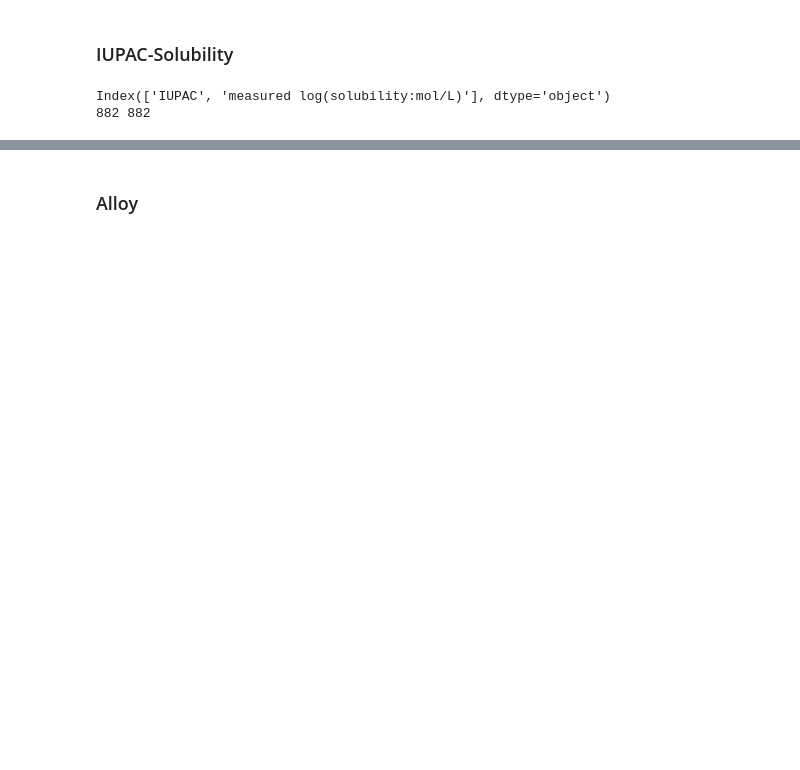
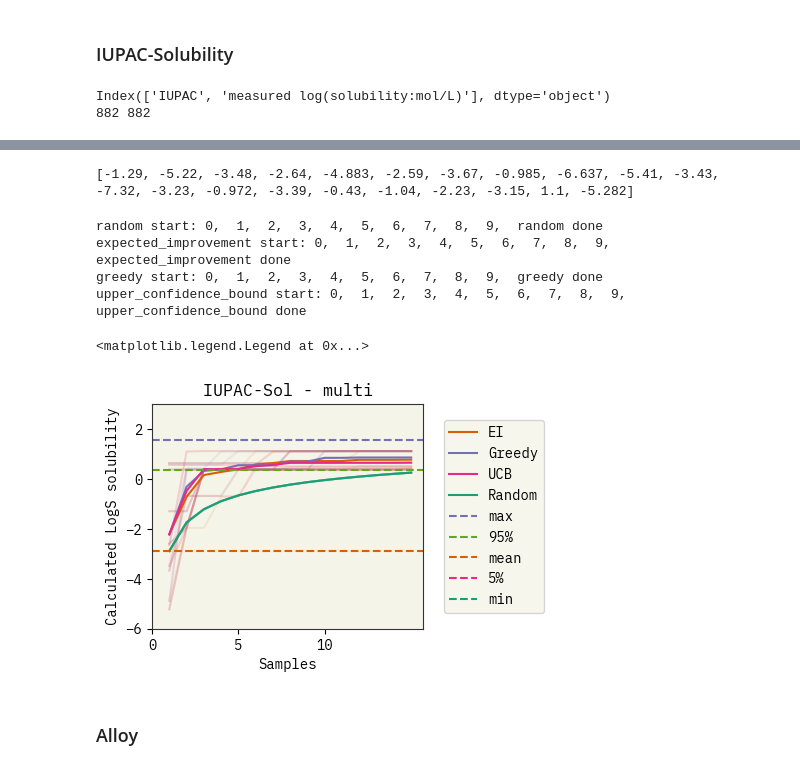
Before and after one commit to ur-whitelab/BO-LIFT, a Jupyter notebook: paper/BO_experiments.ipynb, the cells around one changed output, grey strips where cells are left out. Cells and saved outputs as stored; diff of their text form; code cells hidden in the pictures; blank space fills up the shorter version.

```diff
--- a/paper/BO_experiments.ipynb
+++ b/paper/BO_experiments.ipynb
@@ -490,3 +302,83 @@ random start: 0,  1,  2,  3,  4,  random done
+# %%
+import copy, pickle
+x = [raw_data[x_name].iloc[i] for i in indexes]
+pool = bolift.Pool(list(x), formatter=asktell.format_x)
+
+N = 15
+M = 10
+# starts = np.random.randint(0, len(indexes), M)
+starts = [110, 374, 790, 365, 523, 119,  560, 199, 239, 694, 608, 850, 599, 405, 510, 514, 264, 266, 261, 294, 612]
+print([raw_data[y_name].iloc[i] for i in starts])
+# %% [output]
+[-1.29, -5.22, -3.48, -2.64, -4.883, -2.59, -3.67, -0.985, -6.637, -5.41, -3.43, -7.32, -3.23, -0.972, -3.39, -0.43, -1.04, -2.23, -3.15, 1.1, -5.282]
+# %%
+bayesOpts = {}
+for aq in ["random", "expected_improvement", "greedy", 'upper_confidence_bound']:
+    print(aq, "start:", end=" ")
+    points = []
+    for i in range(M):
+        print(i, end=",  ")
+        point = run_experiment(
+            copy.deepcopy(asktell),
+            copy.deepcopy(pool),
+            raw_data,
+            indexes,
+            x_name,
+            y_name,
+            N=N,
+            aq=aq,
+            start_index=starts[i],
+        )
+        points.append(point)
+    # plot mean
+    points = np.array(points)
+    bayesOpts[aq] = points
+    print(aq, "done")
+
+pickle.dump(bayesOpts, open("iupac-sol - multi.pkl", "wb"))
+# %% [output]
+random start: 0,  1,  2,  3,  4,  5,  6,  7,  8,  9,  random done
+expected_improvement start: 0,  1,  2,  3,  4,  5,  6,  7,  8,  9,  expected_improvement done
+greedy start: 0,  1,  2,  3,  4,  5,  6,  7,  8,  9,  greedy done
+upper_confidence_bound start: 0,  1,  2,  3,  4,  5,  6,  7,  8,  9,  upper_confidence_bound done
+# %%
+d = pickle.load(open("iupac-sol - multi.pkl", "rb"))
+
+plt.figure(figsize=(3.5, 3.5 / 1.2))
+for i in range(M):
+    plt.plot(range(1, N + 1), [float(y) for x, y in d['expected_improvement'][i,:]], color="C1", alpha=0.1)
+    plt.plot(range(1, N + 1), [float(y) for x, y in d['greedy'][i,:]], color="C2", alpha=0.1)
+    plt.plot(range(1, N + 1), [float(y) for x, y in d['upper_confidence_bound'][i,:]], color="C3", alpha=0.1)
+    plt.plot(range(1, N + 1), [float(y) for x, y in d['random'][i,:]], color="C0", alpha=0.1)
+plt.plot(
+    range(1, N + 1), d['expected_improvement'][:, :, 1].astype(float).mean(axis=0), color="C1", label="EI"
+)
+plt.plot(
+    range(1, N + 1), d['greedy'][:, :, 1].astype(float).mean(axis=0), color="C2", label="Greedy",
+)
+plt.plot(
+    range(1, N + 1), d['upper_confidence_bound'][:, :, 1].astype(float).mean(axis=0), color="C3", label="UCB",
+)
+plt.plot(
+    range(1, N + 1), d['random'][:, :, 1].astype(float).mean(axis=0), color="C0", label="Random",
+)
+plt.axhline(y=raw_data[y_name].max(), color="C2", linestyle="--", label="max")
+plt.axhline(y=raw_data[y_name].quantile(0.95), color="C4", linestyle="--", label="95%")
+plt.axhline(y=raw_data[y_name].mean(), color="C1", linestyle="--", label="mean")
+plt.axhline(y=raw_data[y_name].quantile(0.05), color="C3", linestyle="--", label="5%")
+plt.axhline(y=raw_data[y_name].min(), color="C0", linestyle="--", label="min")
+plt.xlabel("Samples")
+plt.ylabel("Calculated LogS solubility")
+# reduce number of ticks
+plt.xticks([0, 5, 10])
+plt.ylim(-6, 3)
+# plt.yticks(np.linspace(-10, 0, 3))
+plt.title("IUPAC-Sol - multi")
+plt.legend(loc="center left", bbox_to_anchor=(1.05, 0.5))
+# plt.savefig("figs/BO_sol_topk.png", dpi=300)
+# %% [output]
+<matplotlib.legend.Legend at 0x...>
+[figure, added]
 # %% [markdown]
 ### Alloy
 # %%
```
Also changed, not shown: parts of 8 cells of this notebook, 26 other files.
